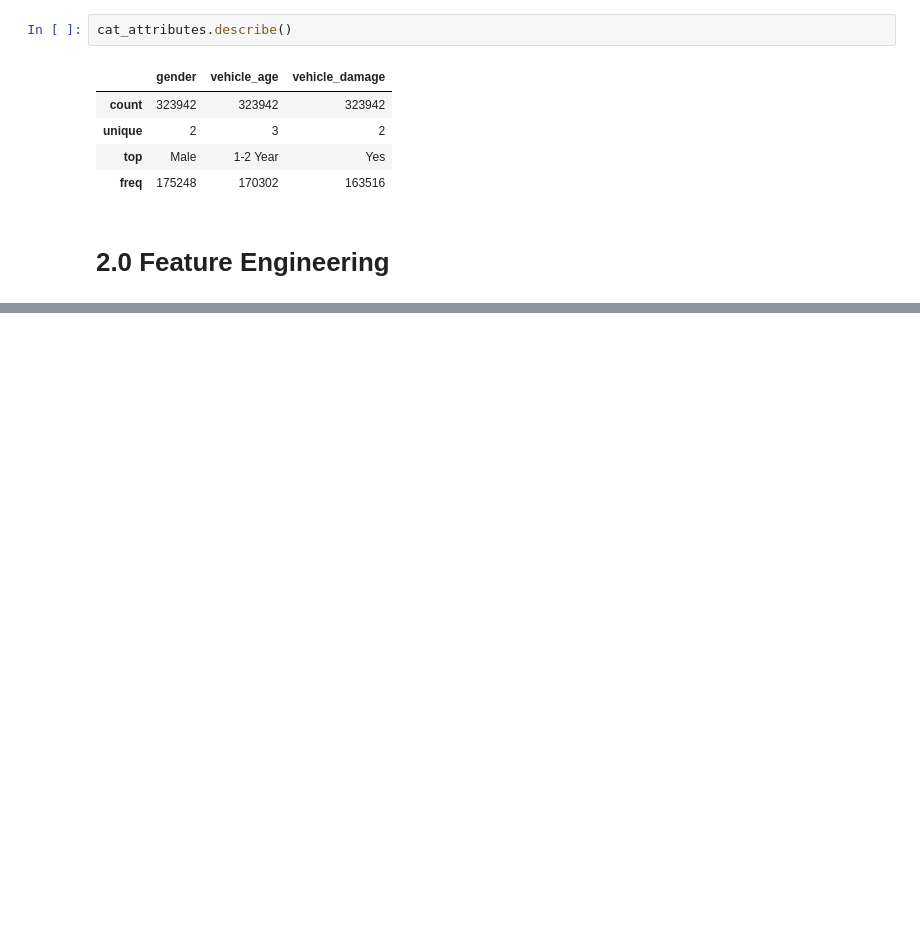
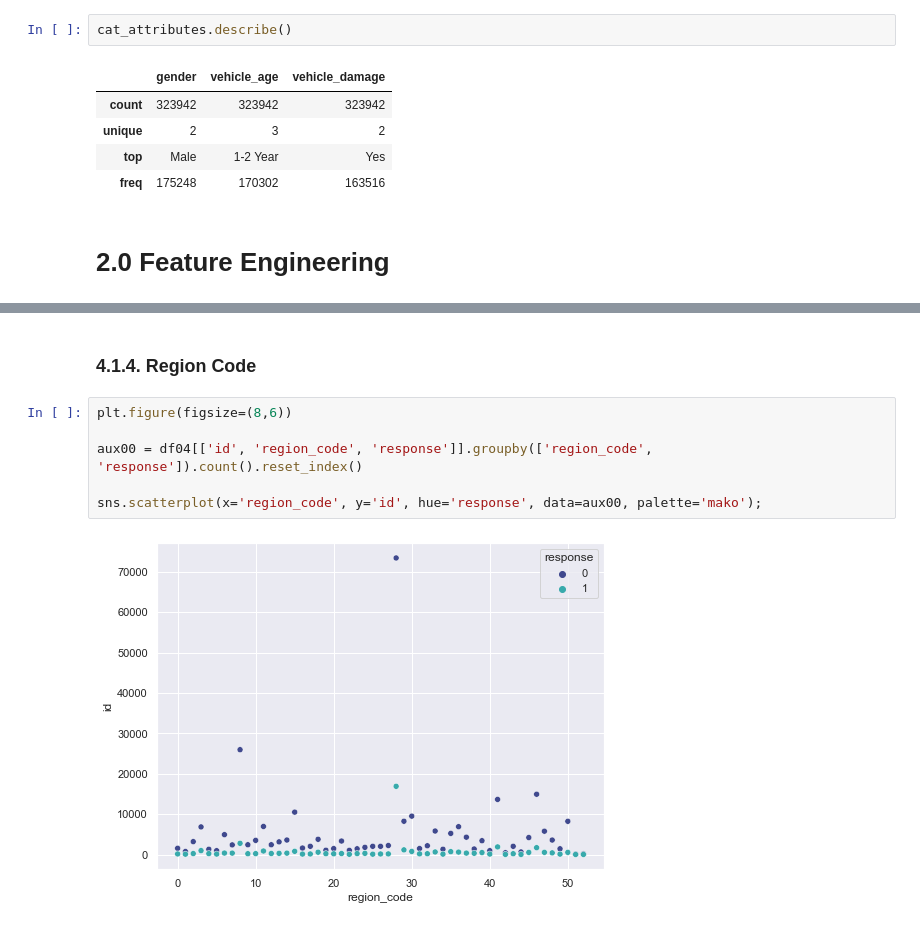
Before and after one commit to FabioCaffarello/insurance-cross-sell, a Jupyter notebook: notebooks/3.1-flc-end-to-end.ipynb, the cells around one changed output, grey strips where cells are left out. Cells and saved outputs as stored; diff of their text form; blank space fills up the shorter version.

```diff
--- a/notebooks/3.1-flc-end-to-end.ipynb
+++ b/notebooks/3.1-flc-end-to-end.ipynb
@@ -214,0 +295,10 @@ cat_attributes.describe()
+# %% [markdown]
+### 4.1.4. Region Code
+# %%
+plt.figure(figsize=(8,6))
+
+aux00 = df04[['id', 'region_code', 'response']].groupby(['region_code', 'response']).count().reset_index()
+
+sns.scatterplot(x='region_code', y='id', hue='response', data=aux00, palette='mako');
+# %% [output]
+[figure, added]
```
Also changed, not shown: parts of 31 cells of this notebook, 1 other file.
